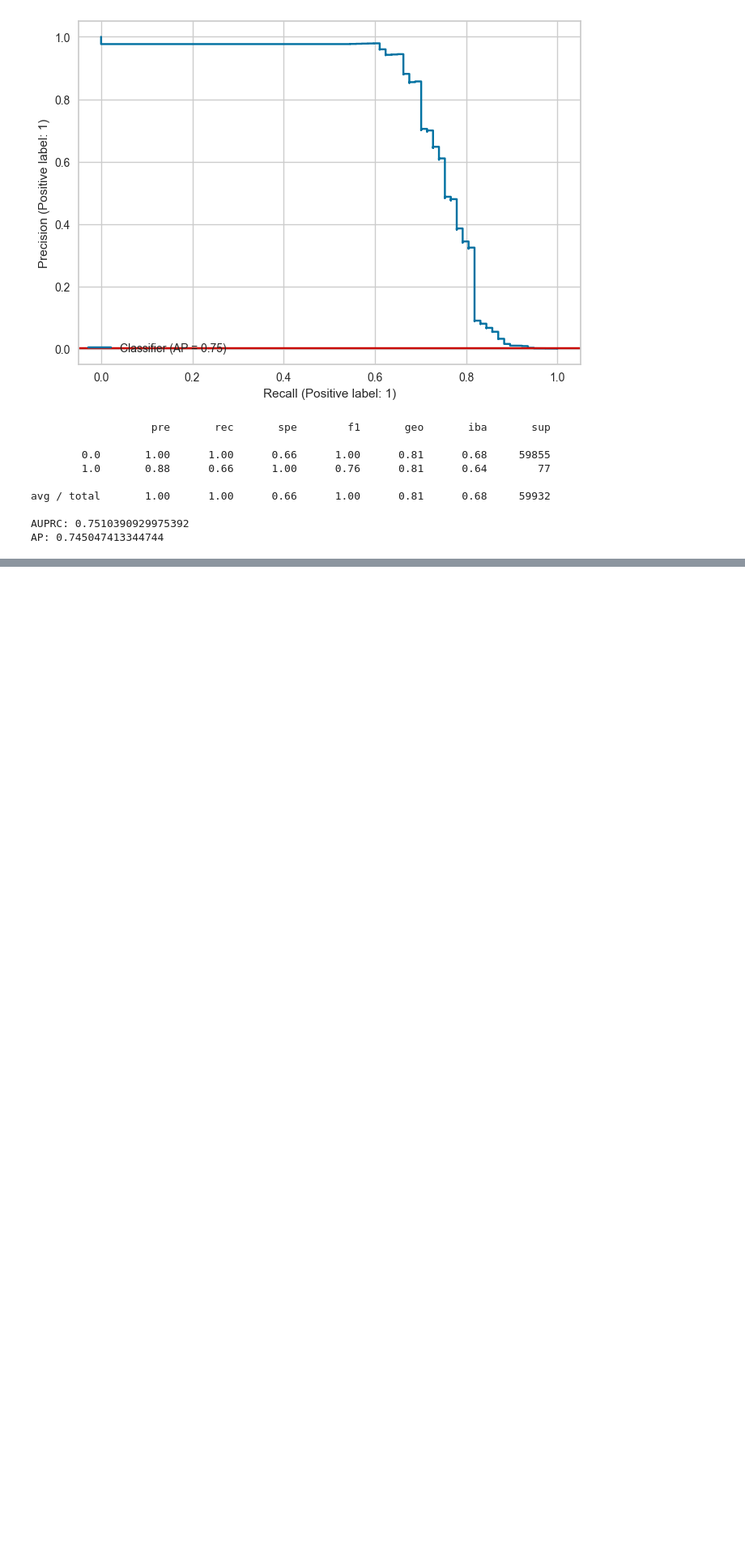
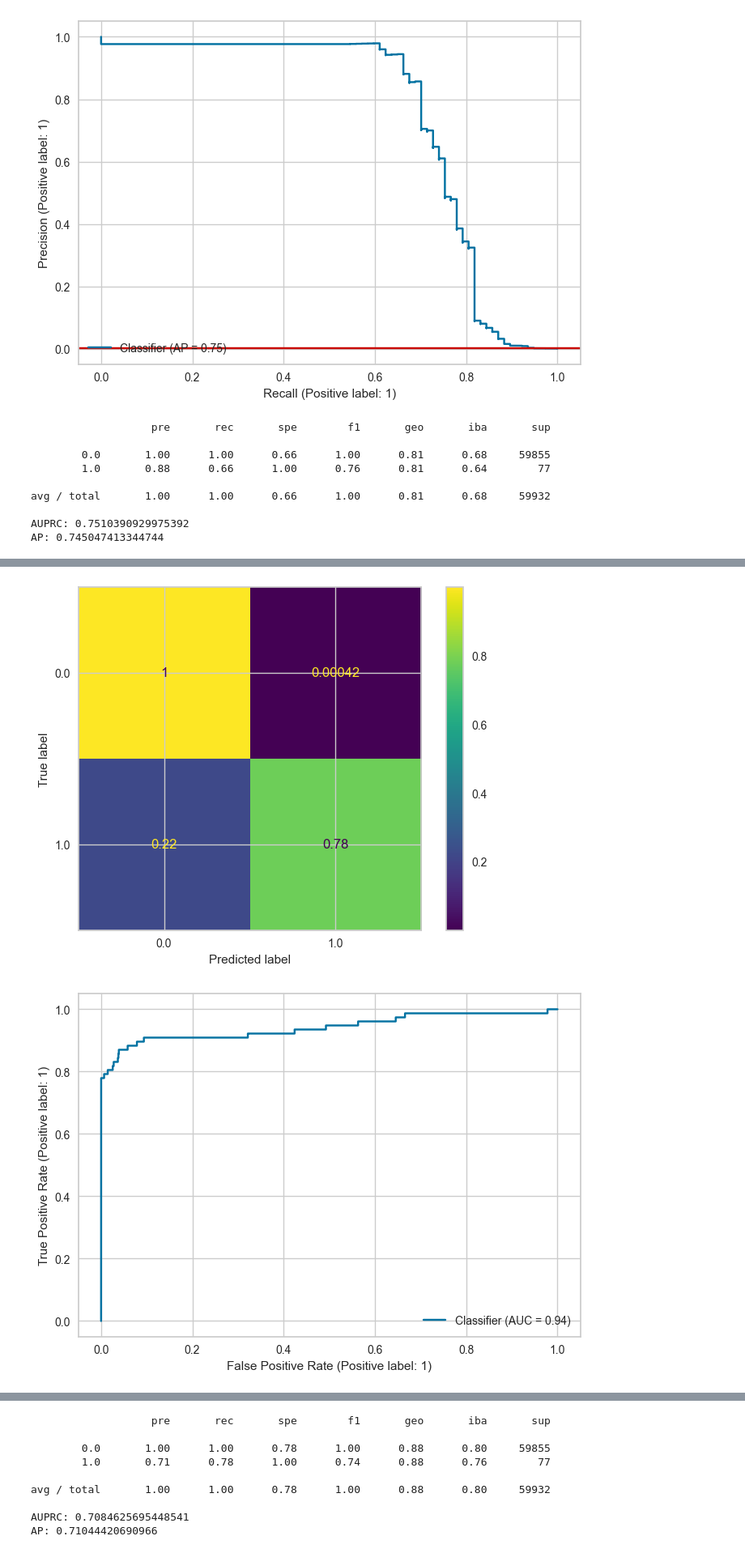
Before and after one commit to crdsteixeira/Advanced-Topics-of-Machine-Learning_GANs_for_Fraud_Detection, a Jupyter notebook: project.ipynb, the cells around one changed output, grey strips where cells are left out. Shown at 81% size. Saved outputs shown, nothing was run; the diff lists cells and outputs as text; code cells hidden in the pictures; blank space fills up the shorter version.

```diff
--- a/project.ipynb
+++ b/project.ipynb
@@ -789,8 +826,9 @@ AP: 0.6846170218848826
 # %%
 def create_time_dataset(in_df, seq_size=10):
     X, y = [], []
-    for i in range(len(in_df) - seq_size):
-        slice = in_df[i:i+seq_size]
+    s_df = in_df.copy().sort_values('Time')
+    for i in range(len(s_df) - seq_size):
+        slice = s_df[i:i+seq_size]
         X.append(slice.drop(['Class', 'Time'], axis=1).values)
         y.append(slice['Class'].values[-1])
     return torch.Tensor(X).to(DEVICE), torch.Tensor(y).to(DEVICE)
@@ -891,3 +928,6 @@ avg / total       1.00      1.00      0.66      1.00      0.81      0.68     599
 
 AUPRC: 0.7510390929975392
 AP: 0.745047413344744
+# %%
+lstm_ct = LSTMFraudModel(gan_train_df)
+lstm_ct.train()
@@ -893,0 +952,5 @@ AP: 0.745047413344744
+# %%
+lstm_ct.evaluate(test_df)
+# %% [output]
+[figure, added]
+[figure, added]
@@ -893,0 +958,9 @@ AP: 0.745047413344744
+                   pre       rec       spe        f1       geo       iba       sup
+
+        0.0       1.00      1.00      0.78      1.00      0.88      0.80     59855
+        1.0       0.71      0.78      1.00      0.74      0.88      0.76        77
+
+avg / total       1.00      1.00      0.78      1.00      0.88      0.80     59932
+
+AUPRC: 0.7084625695448541
+AP: 0.71044420690966
```
Also changed, not shown: parts of 8 cells of this notebook.
